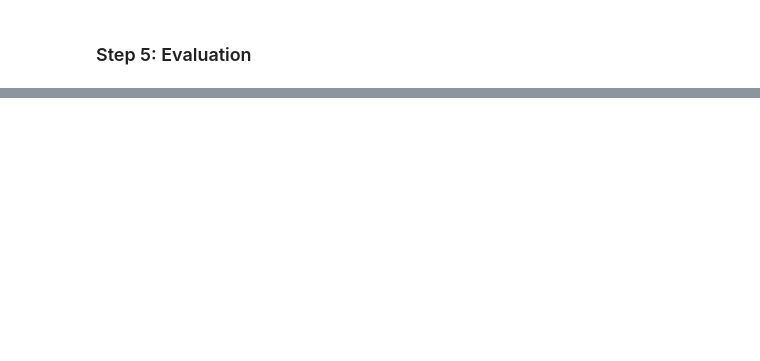
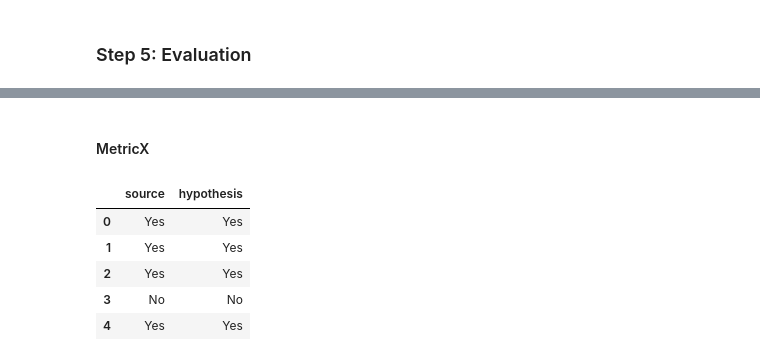
Before and after one commit to annanasnas/askqe, a Jupyter notebook: askQE.ipynb, the cells around one changed output, grey strips where cells are left out. Drawn from its saved outputs; the diff is of its cells as text; code cells hidden in the pictures; blank space fills up the shorter version.

```diff
--- a/askQE.ipynb
+++ b/askQE.ipynb
@@ -443,0 +456,15 @@ df_all[
+# %% [markdown]
+#### MetricX
+# %%
+file_path = "/content/askqe/evaluation/metricx/en-fr/synonym.jsonl"
+
+df = pd.read_json(file_path, lines=True)
+
+df.head()
+# %% [output]
+|  | source | hypothesis |
+| 0 | Yes | Yes |
+| 1 | Yes | Yes |
+| 2 | Yes | Yes |
+| 3 | No | No |
+| 4 | Yes | Yes |
```
Also changed, not shown: parts of 9 cells of this notebook.
